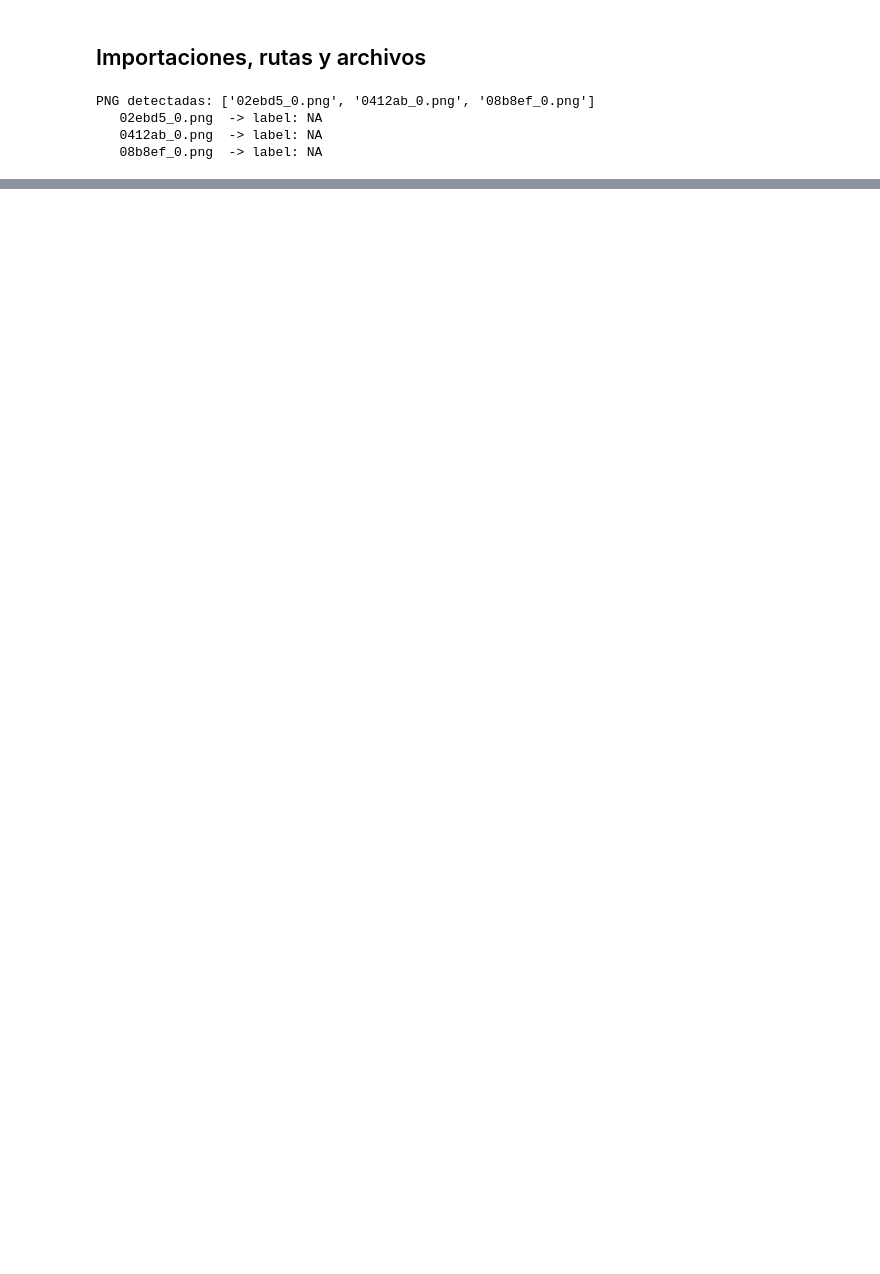
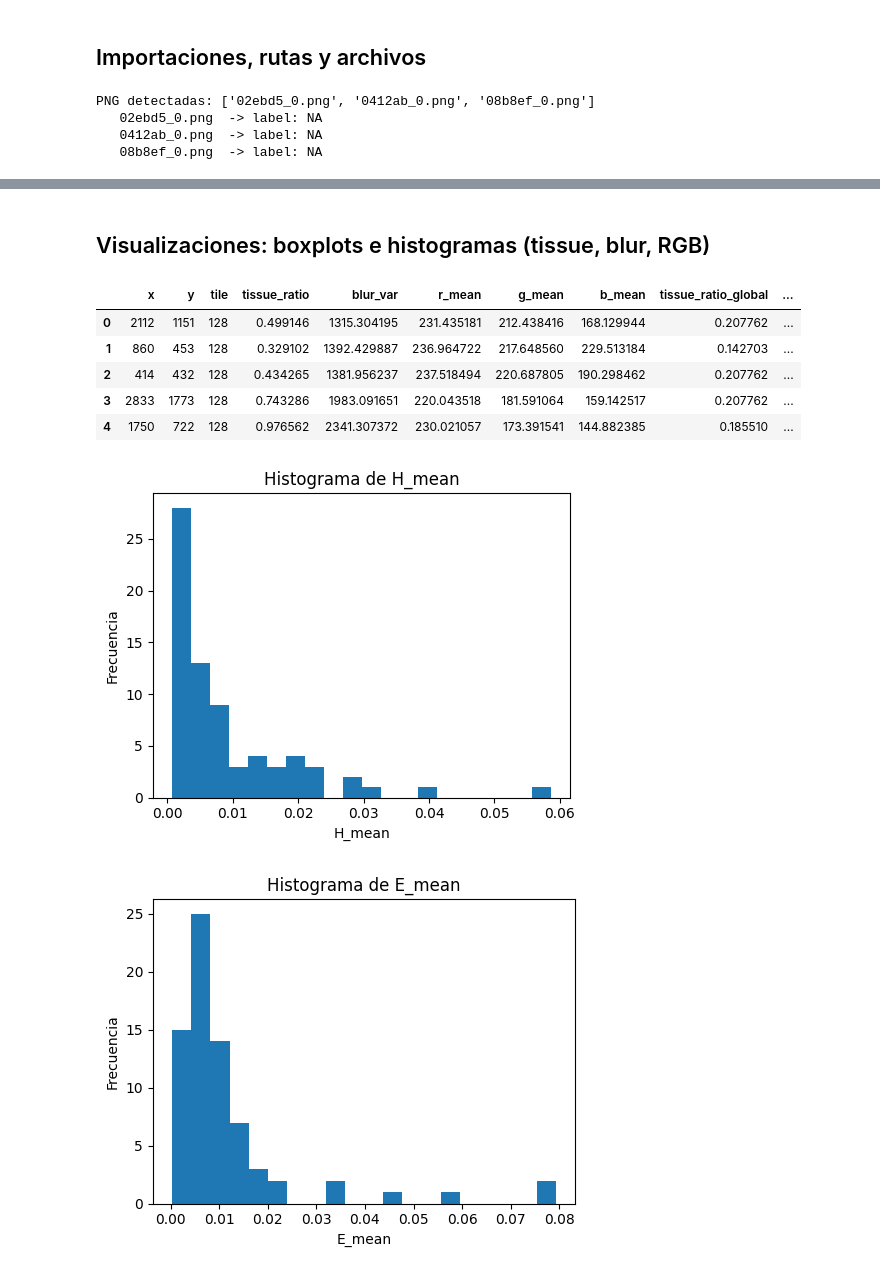
Before and after one commit to Andyfer004/P2-DS, a Jupyter notebook: P2_DS.ipynb, the cells around one changed output, grey strips where cells are left out. Saved outputs shown, nothing was run; the diff lists cells and outputs as text; code cells hidden in the pictures; blank space fills up the shorter version.

```diff
--- a/P2_DS.ipynb
+++ b/P2_DS.ipynb
@@ -275,0 +475,39 @@ PNG detectadas: ['02ebd5_0.png', '0412ab_0.png', '08b8ef_0.png']
+# %% [markdown]
+## Visualizaciones: boxplots e histogramas (tissue, blur, RGB)
+# %%
+from skimage.color import rgb2hed
+
+def he_feats(tile):
+    hed = rgb2hed(tile.astype(np.float32) / 255.0)  # H,E,D
+    H, E = hed[...,0], hed[...,1]
+    return {
+        "H_mean": float(H.mean()), "H_std": float(H.std()),
+        "E_mean": float(E.mean()), "E_std": float(E.std()),
+    }
+
+rows = []
+sample = eda_tiles.sample(min(200, len(eda_tiles)), random_state=42) if len(eda_tiles) else eda_tiles
+for _, r in sample.iterrows():
+    p   = next(pp for pp in PNG_PATHS if pp.stem == r["image_id"])
+    img = load_rgb(p, max_dim=3000)
+    x, y, ts = int(r["x"]), int(r["y"]), int(r["tile"])
+    tile = img[y:y+ts, x:x+ts]
+    rows.append({**r.to_dict(), **he_feats(tile)})
+
+eda_he = pd.DataFrame(rows)
+display(eda_he.head())
+
+# Histogramas H/E
+for col in ["H_mean","E_mean"]:
+    plt.figure(figsize=(5,4)); plt.hist(eda_he[col], bins=20)
+    plt.title(f"Histograma de {col}"); plt.xlabel(col); plt.ylabel("Frecuencia")
+    plt.tight_layout(); plt.savefig(FIG_DIR / f"hist_{col}.png", dpi=180); plt.show()
+# %% [output]
+|  | x | y | tile | tissue_ratio | blur_var | r_mean | g_mean | b_mean | tissue_ratio_global | ... |
+| 0 | 2112 | 1151 | 128 | 0.499146 | 1315.304195 | 231.435181 | 212.438416 | 168.129944 | 0.207762 | ... |
+| 1 | 860 | 453 | 128 | 0.329102 | 1392.429887 | 236.964722 | 217.648560 | 229.513184 | 0.142703 | ... |
+| 2 | 414 | 432 | 128 | 0.434265 | 1381.956237 | 237.518494 | 220.687805 | 190.298462 | 0.207762 | ... |
+| 3 | 2833 | 1773 | 128 | 0.743286 | 1983.091651 | 220.043518 | 181.591064 | 159.142517 | 0.207762 | ... |
+| 4 | 1750 | 722 | 128 | 0.976562 | 2341.307372 | 230.021057 | 173.391541 | 144.882385 | 0.185510 | ... |
+[figure, added]
+[figure, added]
```
Also changed, not shown: parts of 25 cells of this notebook.
